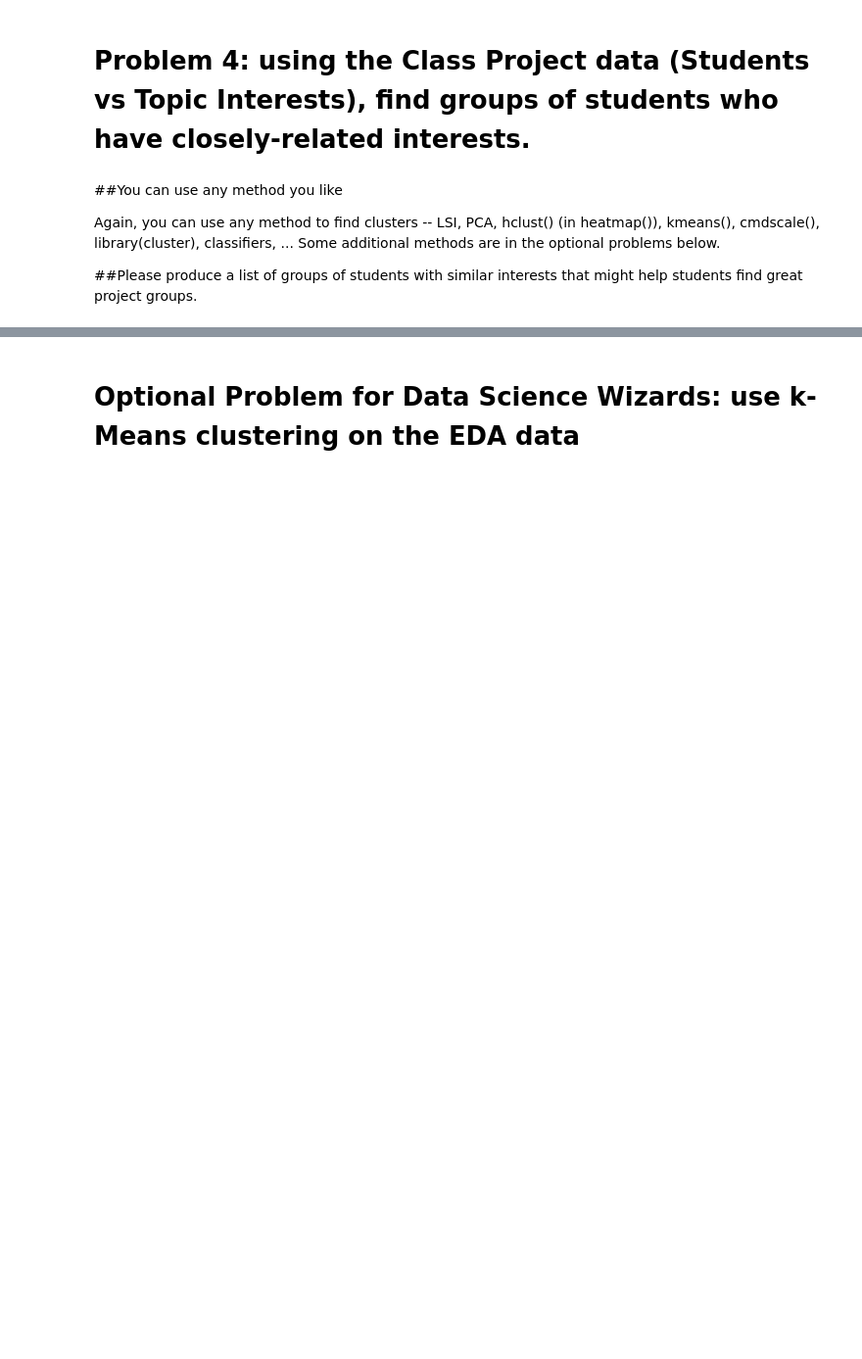
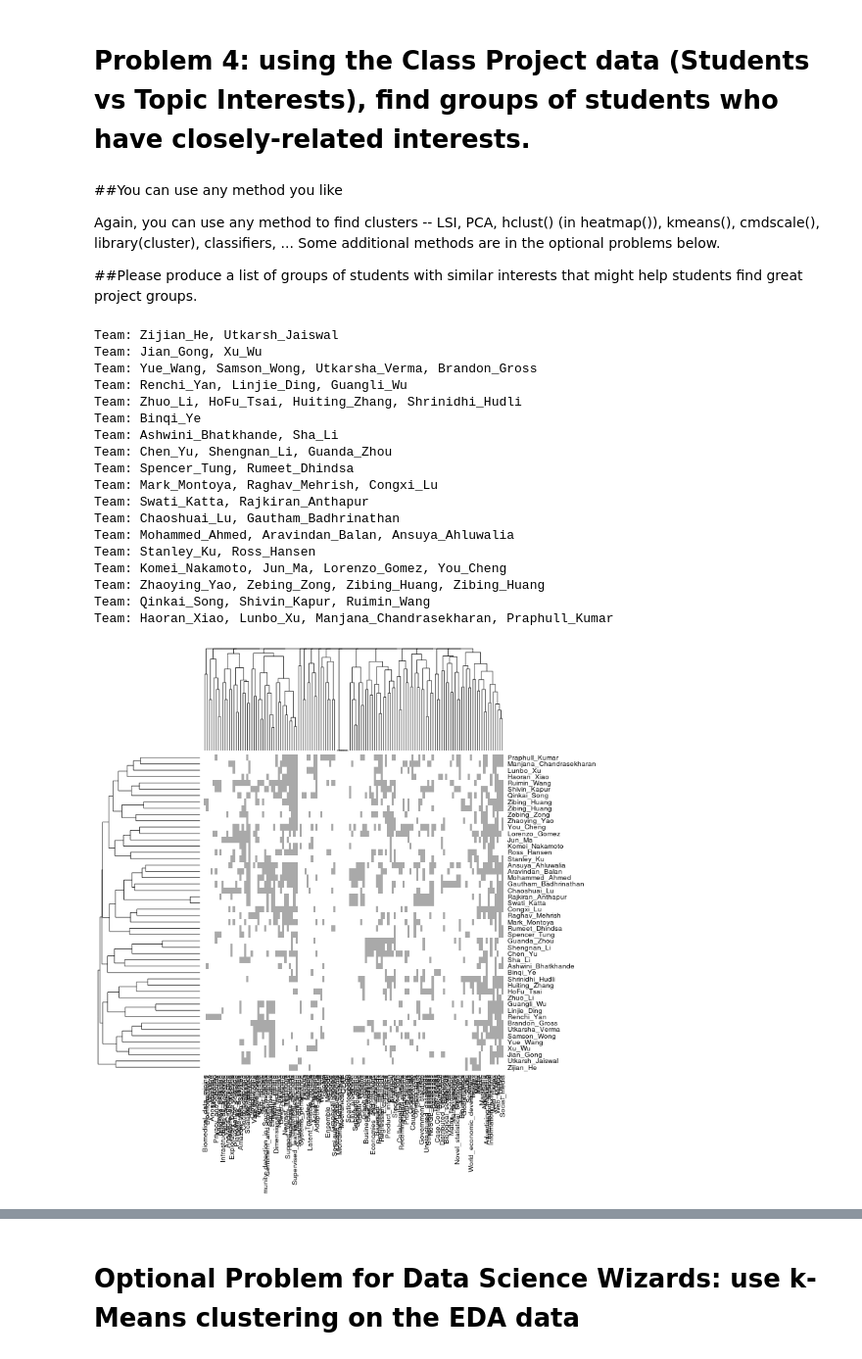
Before and after one commit to realmichaelzyy/cs249-2, a Jupyter notebook: hw3/MiniHW3_v2.01.ipynb, the cells around one changed output, grey strips where cells are left out. Shown at 98% size. Saved outputs shown, nothing was run; the diff lists cells and outputs as text; code cells hidden in the pictures; blank space fills up the shorter version.

```diff
--- a/hw3/MiniHW3_v2.01.ipynb
+++ b/hw3/MiniHW3_v2.01.ipynb
@@ -926,0 +938,63 @@ Some additional methods are in the optional problems below.
+# %%
+%%R -w 800 -h 800
+
+#  Include each student in at least one group -- even if it is of size one.
+#  The groups should not be too large -- ideally, less than 5 students.
+#  Students can be listed in more than one group if they fit well in more than one group.
+
+#  Along with each group, please print the Features (topics) to which it is related.
+
+#datatypes = data.matrix( read.csv("datatypes.csv", row.names=1, header=TRUE, fill=T) )
+
+# Use a heatmap and agglomerative clustering. Agglomerative clustering with the Jaccard index works well here
+# because the data is sets, so using a numeric method like kmeans or PCA might not yield great results
+
+raw_data = read.csv("datatypes_and_disciplines.csv", header=TRUE)
+disciplines = data.matrix(raw_data[,2:ncol(raw_data)])
+rownames(disciplines) = raw_data[,1]
+
+hm = heatmap(disciplines, symm=FALSE, scale="none",
+       distfun = function(x, ...) dist(x, method="binary" ), margins=c(15,17),
+       cex=1.0, cexRow=1.0,cexCol=1.0, col=c("white","darkgray"), keep.dendro=TRUE)
+   #legend( "topright", JobColors[,1], fill=JobColors[,2], border=JobColors[,2], cex=0.6 )
+
+newLabels = rownames(disciplines[hm$rowInd])
+
+plot(hm$Rowv)
+cutHeight = 0.9
+
+dendrocut = cut(hm$Rowv,cutHeight)
+
+resolveDendro = function(dcut){
+    if(attributes(dcut)$members < 5){
+        cat(sprintf("Team: %s\n", paste(labels(dcut), collapse = ', ')))
+    } else {
+        newcut = cut(dcut, attributes(dcut)$height)
+        for(d in newcut$lower){
+            #cat(sprintf("\nNew dendro: "))
+            #print(d)
+            resolveDendro(d)
+        }
+    }
+}
+resolveDendro(hm$Rowv)
+# %% [output]
+Team: Zijian_He, Utkarsh_Jaiswal
+Team: Jian_Gong, Xu_Wu
+Team: Yue_Wang, Samson_Wong, Utkarsha_Verma, Brandon_Gross
+Team: Renchi_Yan, Linjie_Ding, Guangli_Wu
+Team: Zhuo_Li, HoFu_Tsai, Huiting_Zhang, Shrinidhi_Hudli
+Team: Binqi_Ye
+Team: Ashwini_Bhatkhande, Sha_Li
+Team: Chen_Yu, Shengnan_Li, Guanda_Zhou
+Team: Spencer_Tung, Rumeet_Dhindsa
+Team: Mark_Montoya, Raghav_Mehrish, Congxi_Lu
+Team: Swati_Katta, Rajkiran_Anthapur
+Team: Chaoshuai_Lu, Gautham_Badhrinathan
+Team: Mohammed_Ahmed, Aravindan_Balan, Ansuya_Ahluwalia
+Team: Stanley_Ku, Ross_Hansen
+Team: Komei_Nakamoto, Jun_Ma, Lorenzo_Gomez, You_Cheng
+Team: Zhaoying_Yao, Zebing_Zong, Zibing_Huang, Zibing_Huang
+Team: Qinkai_Song, Shivin_Kapur, Ruimin_Wang
+Team: Haoran_Xiao, Lunbo_Xu, Manjana_Chandrasekharan, Praphull_Kumar
+[figure, added]
```
Also changed, not shown: parts of 3 cells of this notebook.
